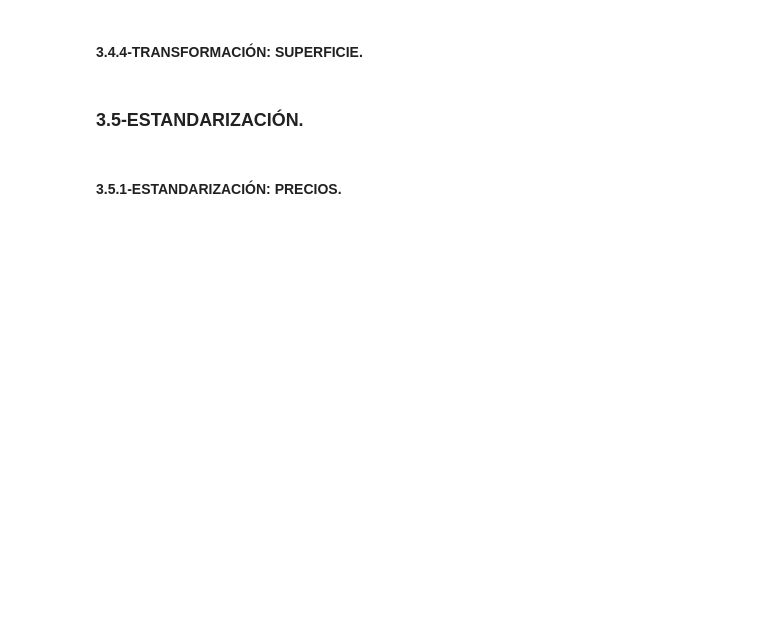
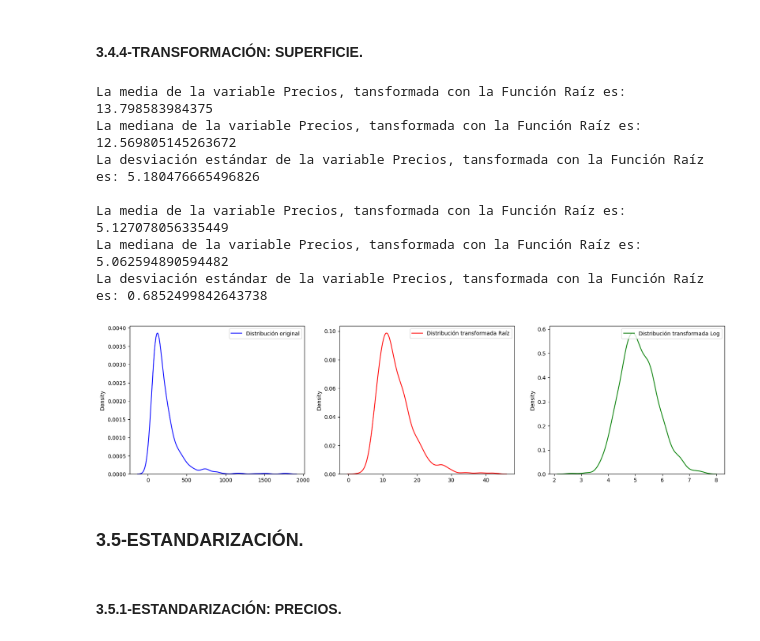
Before and after one commit to angovery/Data-Science-Bootcamp, a Jupyter notebook: Ejercicios_Evaluados/Modulo_2/ejercicio_modulo2.ipynb, the cells around one changed output. Cells and saved outputs as stored; diff of their text form; code cells hidden in the pictures; blank space fills up the shorter version.

```diff
--- a/Ejercicios_Evaluados/Modulo_2/ejercicio_modulo2.ipynb
+++ b/Ejercicios_Evaluados/Modulo_2/ejercicio_modulo2.ipynb
@@ -901,30 +1105,45 @@ plt.show();
 # %%
 # Transformación mediante Función Raíz.
 superficie_sqrt = np.sqrt(superficie)
 # Calculamos las métricas.
 media_superficie_sqrt = np.mean(superficie_sqrt)
 mediana_superficie_sqrt = np.median(superficie_sqrt)
 desv_superficie_sqrt = np.std(superficie_sqrt)
 print(f"La media de la variable Precios, tansformada con la Función Raíz es: {media_superficie_sqrt}")
 print(f"La mediana de la variable Precios, tansformada con la Función Raíz es: {mediana_superficie_sqrt}")
 print(f"La desviación estándar de la variable Precios, tansformada con la Función Raíz es: {desv_superficie_sqrt}\n")
 
 #Transformación mediante Función Logaritmo.
 superficie_log = np.log(superficie)
 # Calculamos las métricas.
 media_superficie_log = np.mean(superficie_log)
 mediana_superficie_log = np.median(superficie_log)
 desv_superficie_log = np.std(superficie_log)
 print(f"La media de la variable Precios, tansformada con la Función Raíz es: {media_superficie_log}")
 print(f"La mediana de la variable Precios, tansformada con la Función Raíz es: {mediana_superficie_log}")
 print(f"La desviación estándar de la variable Precios, tansformada con la Función Raíz es: {desv_superficie_log}")
 
 # Se comparan las gráficas de las transformaciones anteriores con la original.
-sns.kdeplot(superficie, label="Distribución original")
-sns.kdeplot(superficie_sqrt, label="Distribución transformada Raíz")
-sns.kdeplot(superficie_log, label="Distribución transformada Logaritmo")
+plt.figure(figsize=(20,5))
+plt.subplot(1, 3, 1)
+sns.kdeplot(superficie, color="blue", label="Distribución original")
 plt.legend()
+plt.subplot(1, 3, 2)
+sns.kdeplot(superficie_sqrt, color="red", label="Distribución transformada Raíz")
+plt.legend()
+plt.subplot(1, 3, 3)
+sns.kdeplot(superficie_log, color="green",label="Distribución transformada Log")
+plt.legend(loc=1)
 plt.show();
+# %% [output]
+La media de la variable Precios, tansformada con la Función Raíz es: 13.798583984375
+La mediana de la variable Precios, tansformada con la Función Raíz es: 12.569805145263672
+La desviación estándar de la variable Precios, tansformada con la Función Raíz es: 5.180476665496826
+
+La media de la variable Precios, tansformada con la Función Raíz es: 5.127078056335449
+La mediana de la variable Precios, tansformada con la Función Raíz es: 5.062594890594482
+La desviación estándar de la variable Precios, tansformada con la Función Raíz es: 0.6852499842643738
+[figure, added]
 # %% [markdown]
 ### 3.5-ESTANDARIZACIÓN.
 # %% [markdown]
```
Also changed, not shown: parts of 81 cells of this notebook.
